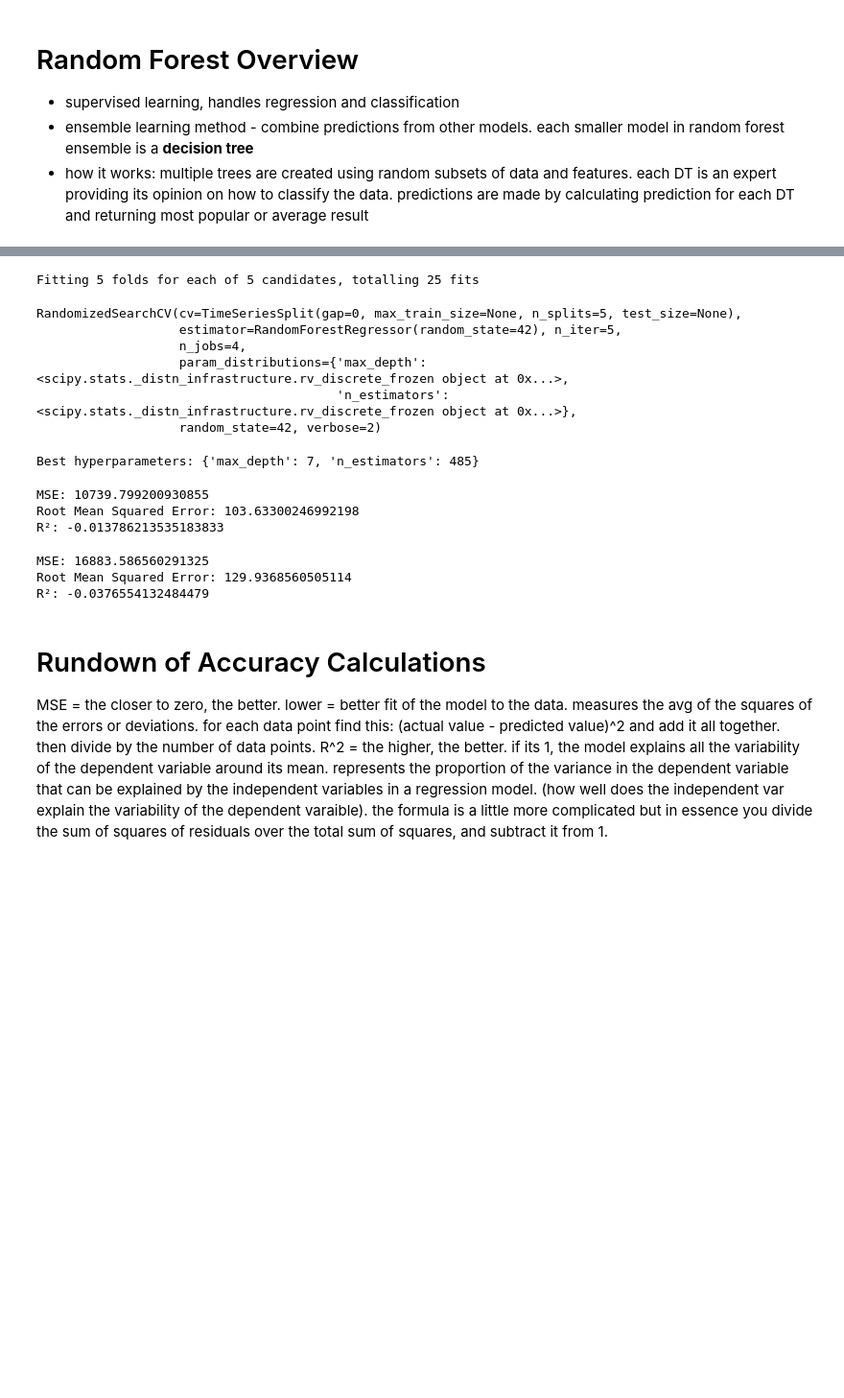
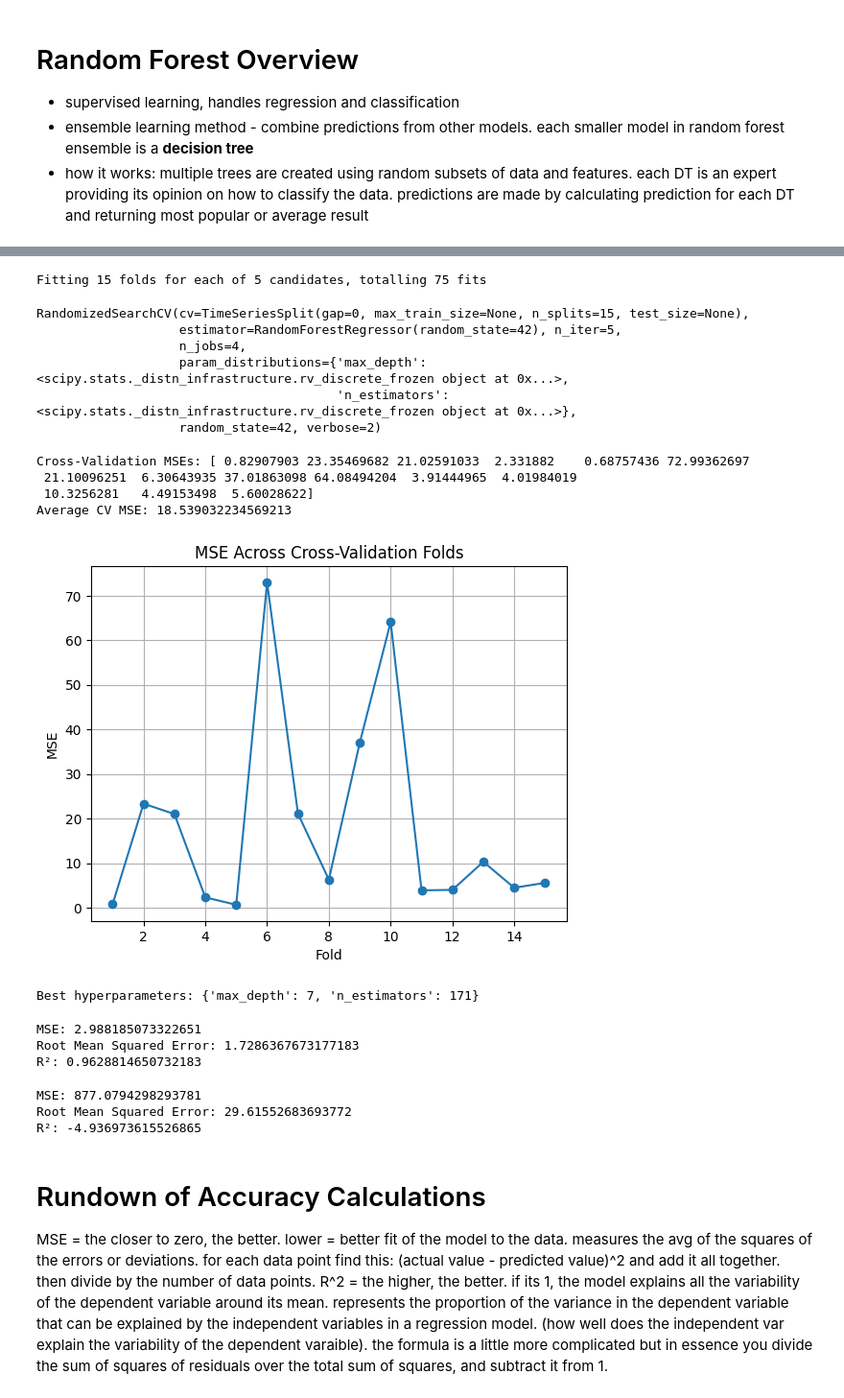
Before and after one commit to enamacahiya/stock-price-prediction-sp500, a Jupyter notebook: src/models/random_forest.ipynb, the cells around one changed output, grey strips where cells are left out. Shown at 96% size. Drawn from its saved outputs; the diff is of its cells as text; code cells hidden in the pictures; blank space fills up the shorter version.

```diff
--- a/src/models/random_forest.ipynb
+++ b/src/models/random_forest.ipynb
@@ -19,7 +19,12 @@ from sklearn.metrics import mean_squared_error, r2_score
 from scipy.stats import randint
 # %%
 # import preprocessed data
-path = 'D:\\AI4ALL-Group-8C\\data\\processed\\processed_AAPL'
+USE_AAPL = False  # set to false to run against entire s&p500 dataset
+
+if USE_AAPL:
+    path = "../../data/processed/processed_AAPL"
+else:
+    path = "../../data/processed/processed_all"
 os.makedirs(path, exist_ok=True)
 
 X_train = pd.read_csv(os.path.join(path, 'X_train.csv'))
@@ -45,6 +50,6 @@ y_train sample data:
 Name: target, dtype: float64
 # %%
-tscv = TimeSeriesSplit(n_splits=5)
+tscv = TimeSeriesSplit(n_splits=10)
 
 # fit model w hyperparam tuning
 param_dist = {'n_estimators': randint(50,500),
@@ -62,19 +67,41 @@ rand_search = RandomizedSearchCV(rf, # model
 
 rand_search.fit(X_train, y_train)
 # %% [output]
-Fitting 5 folds for each of 5 candidates, totalling 25 fits
+Fitting 15 folds for each of 5 candidates, totalling 75 fits
-RandomizedSearchCV(cv=TimeSeriesSplit(gap=0, max_train_size=None, n_splits=5, test_size=None),
+RandomizedSearchCV(cv=TimeSeriesSplit(gap=0, max_train_size=None, n_splits=15, test_size=None),
                    estimator=RandomForestRegressor(random_state=42), n_iter=5,
                    n_jobs=4,
                    param_distributions={'max_depth': <scipy.stats._distn_infrastructure.rv_discrete_frozen object at 0x...>,
                                         'n_estimators': <scipy.stats._distn_infrastructure.rv_discrete_frozen object at 0x...>},
                    random_state=42, verbose=2)
+# %%
+# View CV scores of a basic RandomForest before tuning
+cv_scores = cross_val_score(rf, X_train, y_train, cv=tscv, scoring='neg_mean_squared_error')
+print("Cross-Validation MSEs:", -cv_scores)
+print("Average CV MSE:", -cv_scores.mean())
+# %% [output]
+Cross-Validation MSEs: [ 0.82907903 23.35469682 21.02591033  2.331882    0.68757436 72.99362697
+ 21.10096251  6.30643935 37.01863098 64.08494204  3.91444965  4.01984019
+ 10.3256281   4.49153498  5.60028622]
+Average CV MSE: 18.539032234569213
+# %%
+import matplotlib.pyplot as plt
+
+mse_scores = [-score for score in cv_scores]  # convert to positive
+plt.plot(range(1, len(mse_scores)+1), mse_scores, marker='o')
+plt.title("MSE Across Cross-Validation Folds")
+plt.xlabel("Fold")
+plt.ylabel("MSE")
+plt.grid(True)
+plt.show()
+# %% [output]
+[figure, added]
 # %%
 # best model from random hyp test
 best_rf = rand_search.best_estimator_
 print('Best hyperparameters:',  rand_search.best_params_)
 # %% [output]
-Best hyperparameters: {'max_depth': 7, 'n_estimators': 485}
+Best hyperparameters: {'max_depth': 7, 'n_estimators': 171}
 # %%
 # val predictions and acc
 y_pred = best_rf.predict(X_val)
@@ -83,9 +110,9 @@ print("MSE:", mse)
 print("Root Mean Squared Error:", math.sqrt(mse))
 print("R²:", r2_score(y_val, y_pred))
 # %% [output]
-MSE: 10739.799200930855
-Root Mean Squared Error: 103.63300246992198
-R²: -0.013786213535183833
+MSE: 2.988185073322651
+Root Mean Squared Error: 1.7286367673177183
+R²: 0.9628814650732183
 # %%
 # test predictions and acc
 y_pred = best_rf.predict(X_test)
@@ -94,9 +121,9 @@ print("MSE:", mse)
 print("Root Mean Squared Error:", math.sqrt(mse))
 print("R²:", r2_score(y_test, y_pred))
 # %% [output]
-MSE: 16883.586560291325
-Root Mean Squared Error: 129.9368560505114
-R²: -0.0376554132484479
+MSE: 877.0794298293781
+Root Mean Squared Error: 29.61552683693772
+R²: -4.936973615526865
 # %% [markdown]
 # Rundown of Accuracy Calculations
 MSE = the closer to zero, the better. lower = better fit of the model to the data. measures the avg of the squares of the errors or deviations. for each data point find this: (actual value - predicted value)^2 and add it all together. then divide by the number of data points. </br>
```
Also changed, not shown: parts of 3 cells of this notebook, 9 other files.
